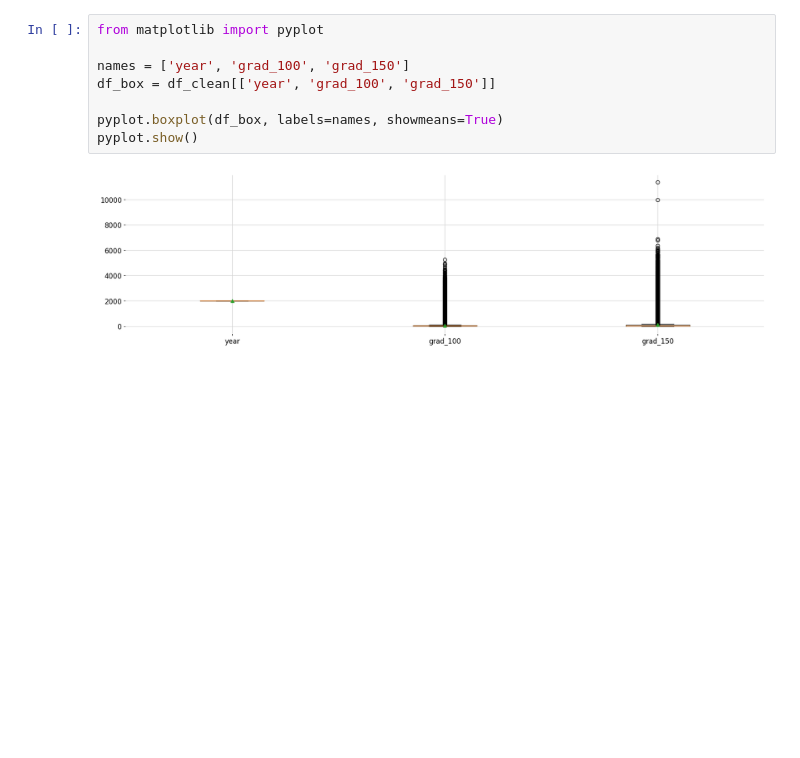
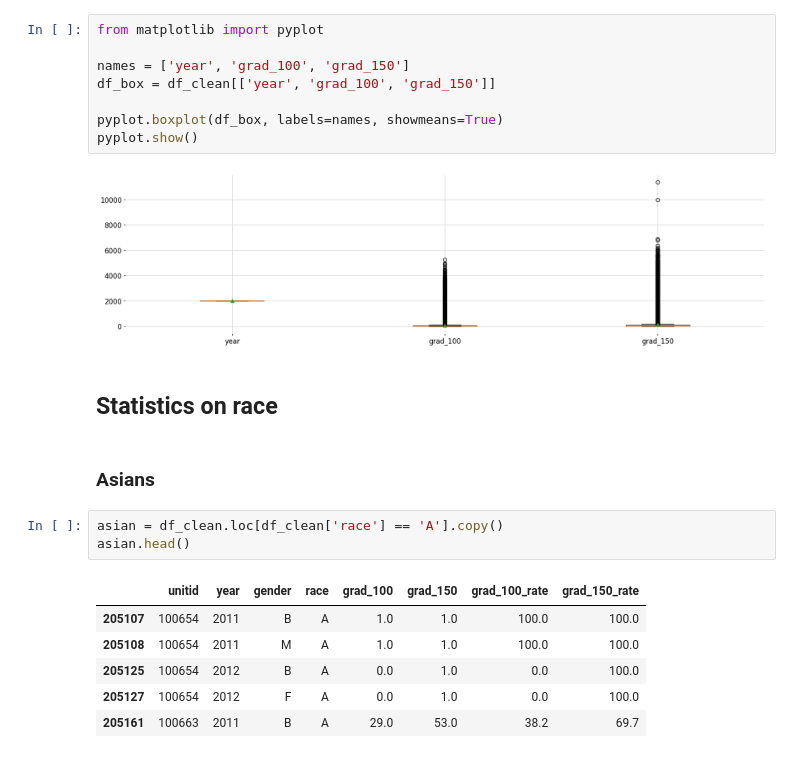
Before and after one commit to ezztherose/TIA-Scraping, a Jupyter notebook: notebooks/institution.ipynb, the cells around one changed output. Saved outputs shown, nothing was run; the diff lists cells and outputs as text; blank space fills up the shorter version.

Commit message:
more statistics

```diff
--- a/notebooks/institution.ipynb
+++ b/notebooks/institution.ipynb
@@ -252,3 +252,17 @@ pyplot.boxplot(df_box, labels=names, showmeans=True)
 pyplot.show()
 # %% [output]
 [figure]
+# %% [markdown]
+## Statistics on race
+# %% [markdown]
+### Asians
+# %%
+asian = df_clean.loc[df_clean['race'] == 'A'].copy()
+asian.head()
+# %% [output]
+|  | unitid | year | gender | race | grad_100 | grad_150 | grad_100_rate | grad_150_rate |
+| 205107 | 100654 | 2011 | B | A | 1.0 | 1.0 | 100.0 | 100.0 |
+| 205108 | 100654 | 2011 | M | A | 1.0 | 1.0 | 100.0 | 100.0 |
+| 205125 | 100654 | 2012 | B | A | 0.0 | 1.0 | 0.0 | 100.0 |
+| 205127 | 100654 | 2012 | F | A | 0.0 | 1.0 | 0.0 | 100.0 |
+| 205161 | 100663 | 2011 | B | A | 29.0 | 53.0 | 38.2 | 69.7 |
```
Also changed, not shown: parts of 2 cells of this notebook.
